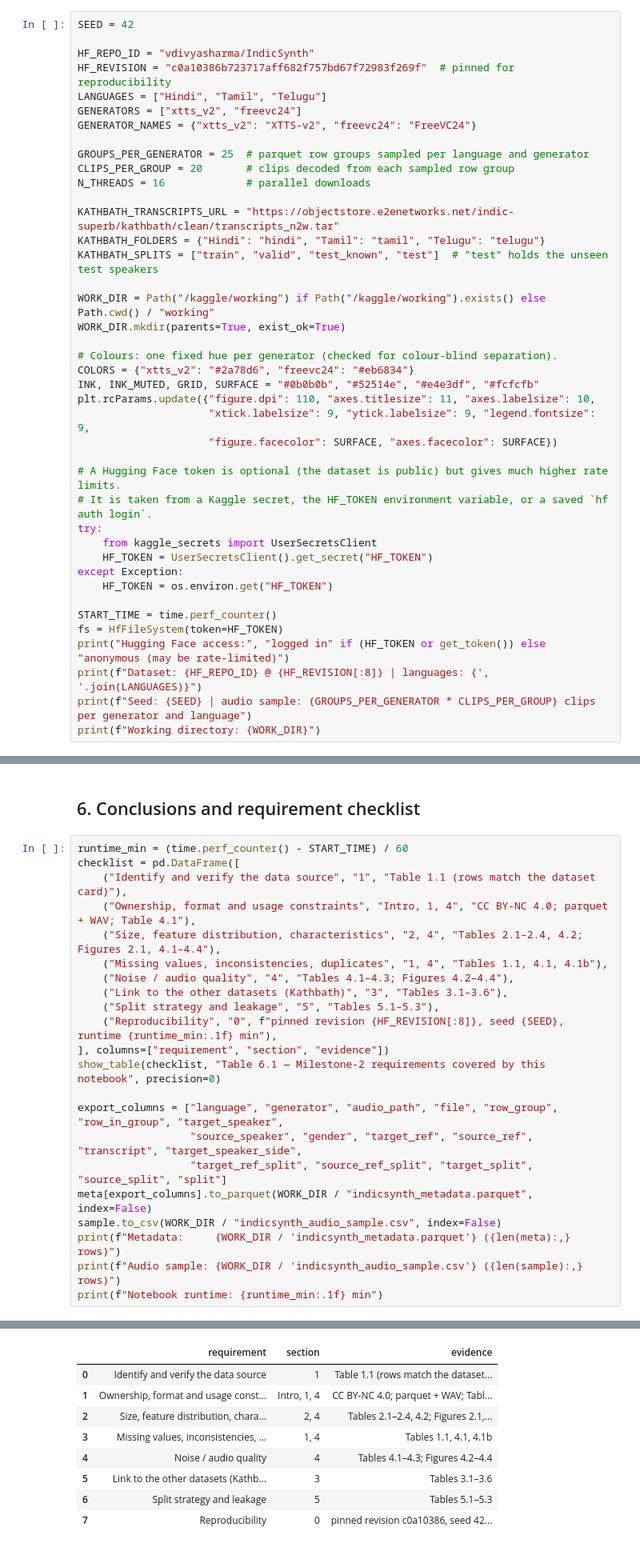
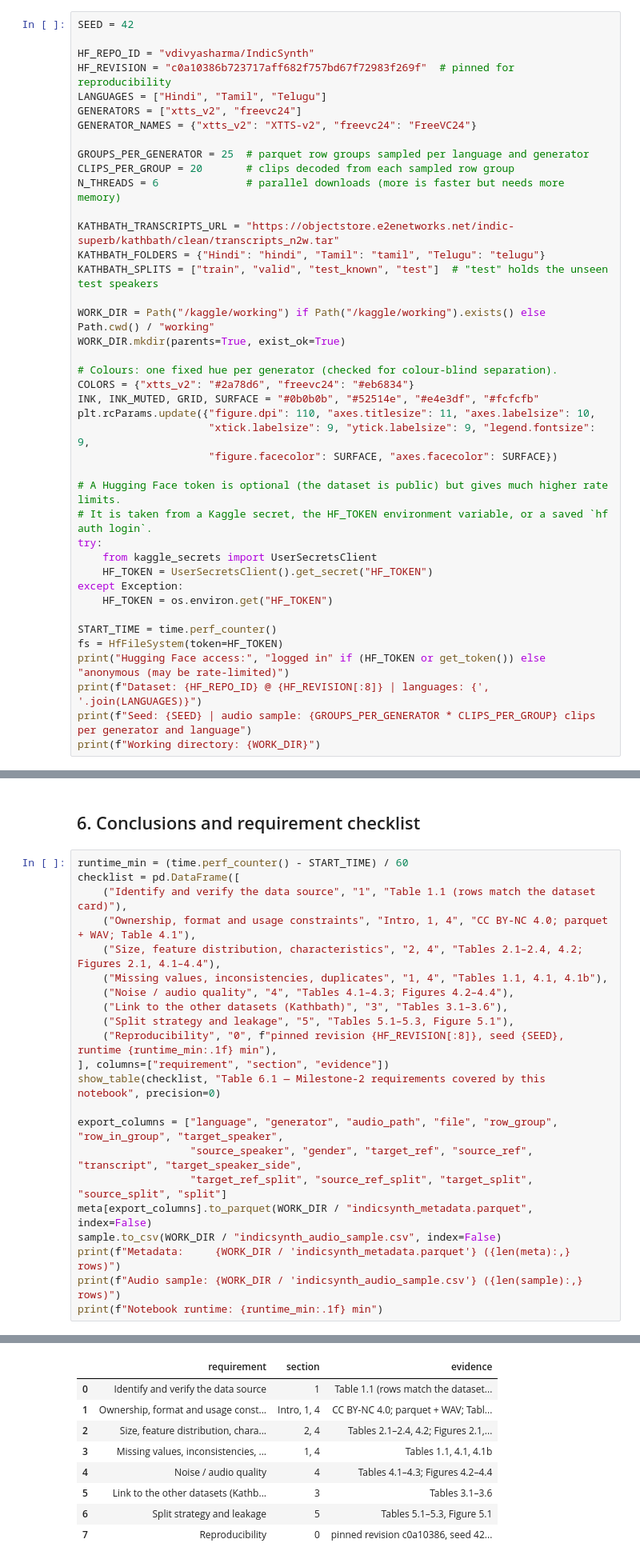
Before and after one commit to thehimanshhu/Group-3-DS-and-AI-Lab-Project, a Jupyter notebook: notebooks/Milestone-2/IndicSynth_notebook.ipynb, the cells around one changed output, grey strips where cells are left out. Shown at 80% size. Saved outputs shown, nothing was run; the diff lists cells and outputs as text.

```diff
--- a/notebooks/Milestone-2/IndicSynth_notebook.ipynb
+++ b/notebooks/Milestone-2/IndicSynth_notebook.ipynb
@@ -102,7 +102,7 @@ GENERATOR_NAMES = {"xtts_v2": "XTTS-v2", "freevc24": "FreeVC24"}
 
 GROUPS_PER_GENERATOR = 25  # parquet row groups sampled per language and generator
 CLIPS_PER_GROUP = 20       # clips decoded from each sampled row group
-N_THREADS = 16             # parallel downloads
+N_THREADS = 6              # parallel downloads (more is faster but needs more memory)
 
 KATHBATH_TRANSCRIPTS_URL = "https://objectstore.e2enetworks.net/indic-superb/kathbath/clean/transcripts_n2w.tar"
 KATHBATH_FOLDERS = {"Hindi": "hindi", "Tamil": "tamil", "Telugu": "telugu"}
@@ -906,35 +908,35 @@ it is reported here, and test clips can be filtered by sentence if needed.
 # %%
 runtime_min = (time.perf_counter() - START_TIME) / 60
 checklist = pd.DataFrame([
     ("Identify and verify the data source", "1", "Table 1.1 (rows match the dataset card)"),
     ("Ownership, format and usage constraints", "Intro, 1, 4", "CC BY-NC 4.0; parquet + WAV; Table 4.1"),
     ("Size, feature distribution, characteristics", "2, 4", "Tables 2.1–2.4, 4.2; Figures 2.1, 4.1–4.4"),
     ("Missing values, inconsistencies, duplicates", "1, 4", "Tables 1.1, 4.1, 4.1b"),
     ("Noise / audio quality", "4", "Tables 4.1–4.3; Figures 4.2–4.4"),
     ("Link to the other datasets (Kathbath)", "3", "Tables 3.1–3.6"),
-    ("Split strategy and leakage", "5", "Tables 5.1–5.3"),
+    ("Split strategy and leakage", "5", "Tables 5.1–5.3, Figure 5.1"),
     ("Reproducibility", "0", f"pinned revision {HF_REVISION[:8]}, seed {SEED}, runtime {runtime_min:.1f} min"),
 ], columns=["requirement", "section", "evidence"])
 show_table(checklist, "Table 6.1 — Milestone-2 requirements covered by this notebook", precision=0)
 
 export_columns = ["language", "generator", "audio_path", "file", "row_group", "row_in_group", "target_speaker",
                   "source_speaker", "gender", "target_ref", "source_ref", "transcript", "target_speaker_side",
                   "target_ref_split", "source_ref_split", "target_split", "source_split", "split"]
 meta[export_columns].to_parquet(WORK_DIR / "indicsynth_metadata.parquet", index=False)
 sample.to_csv(WORK_DIR / "indicsynth_audio_sample.csv", index=False)
 print(f"Metadata:     {WORK_DIR / 'indicsynth_metadata.parquet'} ({len(meta):,} rows)")
 print(f"Audio sample: {WORK_DIR / 'indicsynth_audio_sample.csv'} ({len(sample):,} rows)")
 print(f"Notebook runtime: {runtime_min:.1f} min")
 # %% [output]
 **Table 6.1 — Milestone-2 requirements covered by this notebook**
 |  | requirement | section | evidence |
 | 0 | Identify and verify the data source | 1 | Table 1.1 (rows match the dataset... |
 | 1 | Ownership, format and usage const... | Intro, 1, 4 | CC BY-NC 4.0; parquet + WAV; Tabl... |
 | 2 | Size, feature distribution, chara... | 2, 4 | Tables 2.1–2.4, 4.2; Figures 2.1,... |
 | 3 | Missing values, inconsistencies, ... | 1, 4 | Tables 1.1, 4.1, 4.1b |
 | 4 | Noise / audio quality | 4 | Tables 4.1–4.3; Figures 4.2–4.4 |
 | 5 | Link to the other datasets (Kathb... | 3 | Tables 3.1–3.6 |
-| 6 | Split strategy and leakage | 5 | Tables 5.1–5.3 |
+| 6 | Split strategy and leakage | 5 | Tables 5.1–5.3, Figure 5.1 |
 | 7 | Reproducibility | 0 | pinned revision c0a10386, seed 42... |
 Metadata:     /home/himanshu/myproject/dsai-project/temp/indicsynth/working/indicsynth_metadata.parquet (658,146 rows)
 Audio sample: /home/himanshu/myproject/dsai-project/temp/indicsynth/working/indicsynth_audio_sample.csv (3,000 rows)
```
Also changed, not shown: parts of 3 cells of this notebook, 7 other files.
